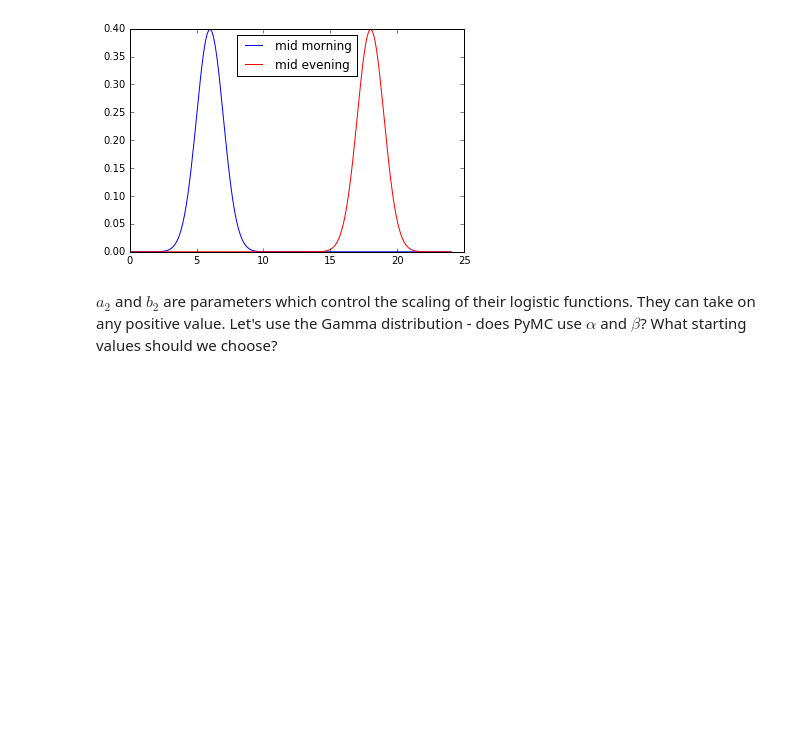
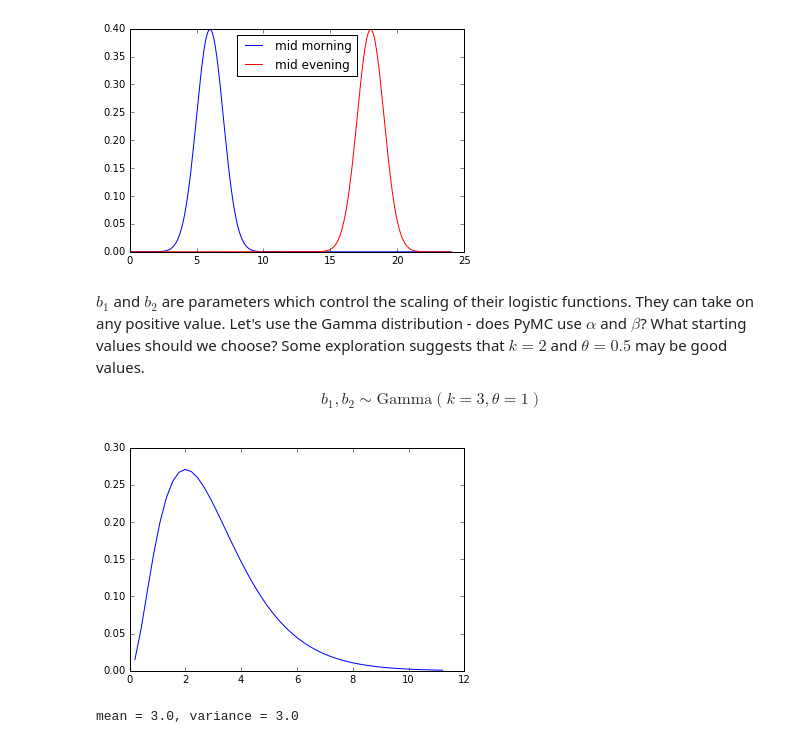
Before and after one commit to mountaindust/Parasitoids, a Jupyter notebook: analytic/docs/Bayesian_Model.ipynb, the cells around one changed output. Cells and saved outputs as stored; diff of their text form; code cells hidden in the pictures; blank space fills up the shorter version.

```diff
--- a/analytic/docs/Bayesian_Model.ipynb
+++ b/analytic/docs/Bayesian_Model.ipynb
@@ -70,4 +71,25 @@ plt.show()
 # %% [output]
 [figure]
 # %% [markdown]
-$a_2$ and $b_2$ are parameters which control the scaling of their logistic functions. They can take on any positive value. Let's use the Gamma distribution - does PyMC use $\alpha$ and $\beta$? What starting values should we choose?
+$b_1$ and $b_2$ are parameters which control the scaling of their logistic functions. They can take on any positive value. Let's use the Gamma distribution - does PyMC use $\alpha$ and $\beta$? What starting values should we choose? Some exploration suggests that $k=2$ and $\theta = 0.5$ may be good values.
+
+$$b_1,b_2 \sim \mbox{Gamma}(k=3,\theta=1)$$
+# %%
+%matplotlib inline
+import numpy as np
+import scipy.stats as stats
+import matplotlib.pyplot as plt
+
+k = 3
+theta = 1
+rv = stats.gamma(k,scale=theta)
+
+plt.figure()
+x = np.linspace(rv.ppf(0.001),rv.ppf(0.999))
+plt.plot(x,rv.pdf(x))
+plt.show()
+gstats = rv.stats()
+print('mean = {0}, variance = {1}'.format(gstats[0],gstats[1]))
+# %% [output]
+[figure, added]
+mean = 3.0, variance = 3.0
```
Also changed, not shown: parts of 10 cells of this notebook.
